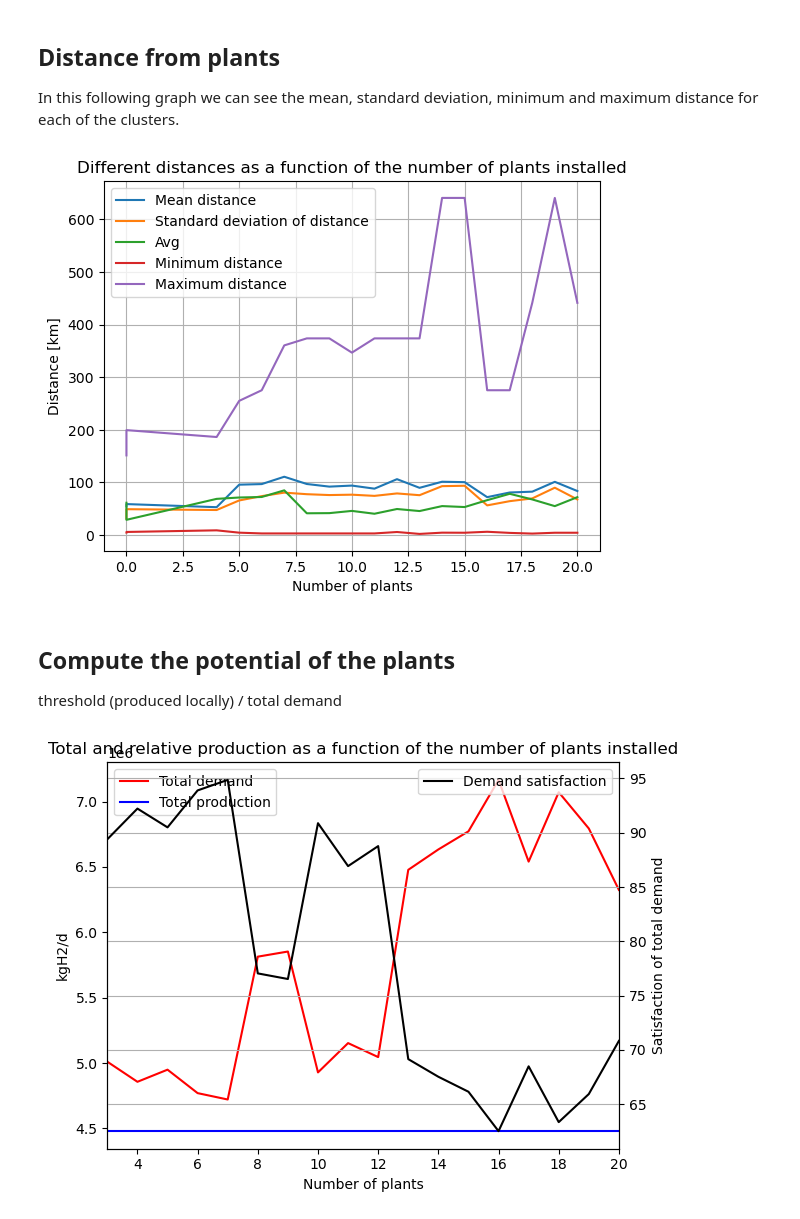
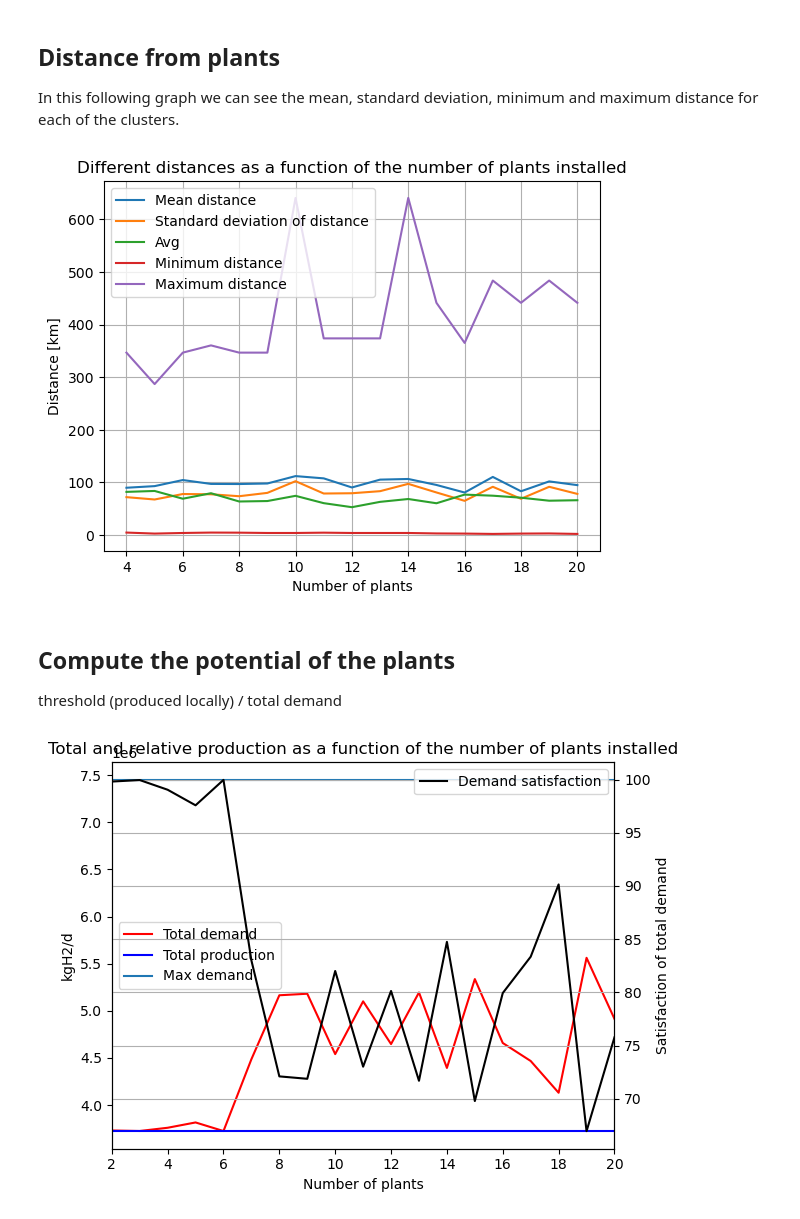
Before and after one commit to DerSpanischGamer/GermanHydrogen, a Jupyter notebook: disaggregator-master/15_Results_analysis.ipynb, the cells around one changed output. Cells and saved outputs as stored; diff of their text form; code cells hidden in the pictures.

Commit message:
Final data done

```diff
--- a/disaggregator-master/15_Results_analysis.ipynb
+++ b/disaggregator-master/15_Results_analysis.ipynb
@@ -58,5 +56,3 @@ Prepare the x-axis by keeping the only the values where a solution has been foun
-# %%
-X = [len(i) for i in plantsLocations if len(i) > 0]
 # %% [markdown]
 ## CAPEX evolution
 
@@ -153,6 +149,9 @@ plt.grid()
 
 ### Compute the industry CO2 emissions
 # %%
+from disaggregator import data
+nuts = data.database_shapes()
+
 files = ["amonia.json", "refineries.json", "steel.json"]
 
 importData = []
@@ -567,7 +524,7 @@ def getDistancePath(path): # Returns the length of a path by adding the length b
 
     return distance
 # %%
-b = 0.1
+b = 1
 with open("project_data/out/reducedDemand/optimalPlaces_reduced" + str(b) + "_minCAPEX.json", 'r') as file:
     currentCase = json.load(file)
 
@@ -582,6 +539,8 @@ avgDistance = []
 
 minDistance = []
 maxDistance = []
+
+X = [len(a) for a in plantsServings if len(a) > 0]
 
 for i, cluster in enumerate(plantsServings): # For each number of plants n : 2 -> 20
     if (len(cluster) == 0): continue
@@ -624,7 +583,7 @@ plt.title("Different distances as a function of the number of plants installed")
 plt.legend()
 plt.grid()
 # %% [output]
-[figure, old version]
+[figure, new version]
 # %% [markdown]
 ## Compute the potential of the plants
 
@@ -633,41 +592,56 @@ threshold (produced locally) / total demand
 with open("project_data/out/pipesDestination.json", 'r') as file:
     pipesDestination = pd.DataFrame().from_dict(json.load(file))
 # %%
+b = 0.1
+with open("project_data/out/reducedDemand/optimalPlaces_reduced" + str(b) + "_minCAPEX.json", 'r') as file:
+    currentCase = json.load(file)
+
+    plantsServings = currentCase["servings"]
+    plantsSpecifications = currentCase["specifications"]
+
+X = [len(a) for a in plantsServings if len(a) > 0]
+
+totProduction = []
+for plants in plantsSpecifications:
+    if (len(plants) == 0): continue
+    totProduction.append(sum([a for a in plants]))
+
+threshold, hydrogenDemand, _, _ = computeHydrogenDemand(b)
+
 totalDemand = []
-totProduction = []
 
 for servs in plantsServings:
+    if(len(servs) == 0): continue
+
     totalDemand.append(0)
 
     for serv in servs:
-        totalDemand[-1] += sum([pipesDestination.loc[a, "h2Need"] for a in serv])
-
-for prods in plantsSpecifications:
-    totProduction.append(sum([a for a in prods]))
+        totalDemand[-1] += sum([hydrogenDemand.loc[a]['value'] for a in serv])
 
 fig, ax1 = plt.subplots()
 
 ax1.plot(X, totalDemand, color = "r", label = "Total demand")
 ax1.plot(X, totProduction, color = "b", label = "Total production")
+ax1.plot(X, hydrogenDemand['value'].sum() * np.ones(len(X)), label = "Max demand")
 
 ax1.set_title("Total and relative production as a function of the number of plants installed")
 ax1.set_xlabel('Number of plants')
 ax1.set_ylabel('kgH2/d')
 
 ax2 = ax1.twinx()  # Instantiate a second axes that shares the same x-axis
 
 ax2.plot(X, 100 * np.divide(np.array(totProduction), np.array(totalDemand)), color="k", label = "Demand satisfaction")
 
 ax2.set_ylabel('Satisfaction of total demand', color="k")  # we already handled the x-label with ax1
 
 fig.tight_layout()  # otherwise the right y-label is slightly clipped
 
 plt.xlim([min(X), max(X)])
 
 plt.grid()
 ax1.legend()
 ax2.legend()
 
 plt.show()
 # %% [output]
-[figure, old version]
+[figure, new version]
```
Also changed, not shown: parts of 23 cells of this notebook, 21 other files.
